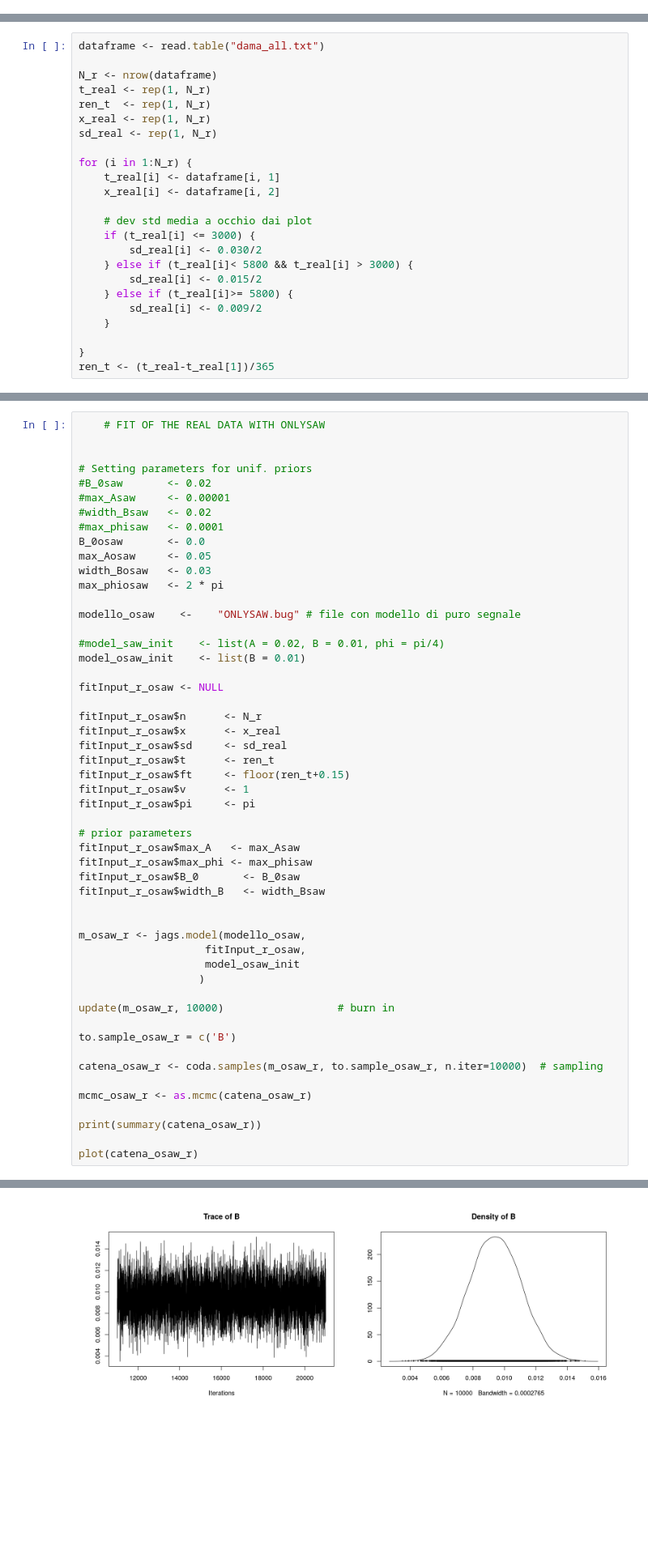
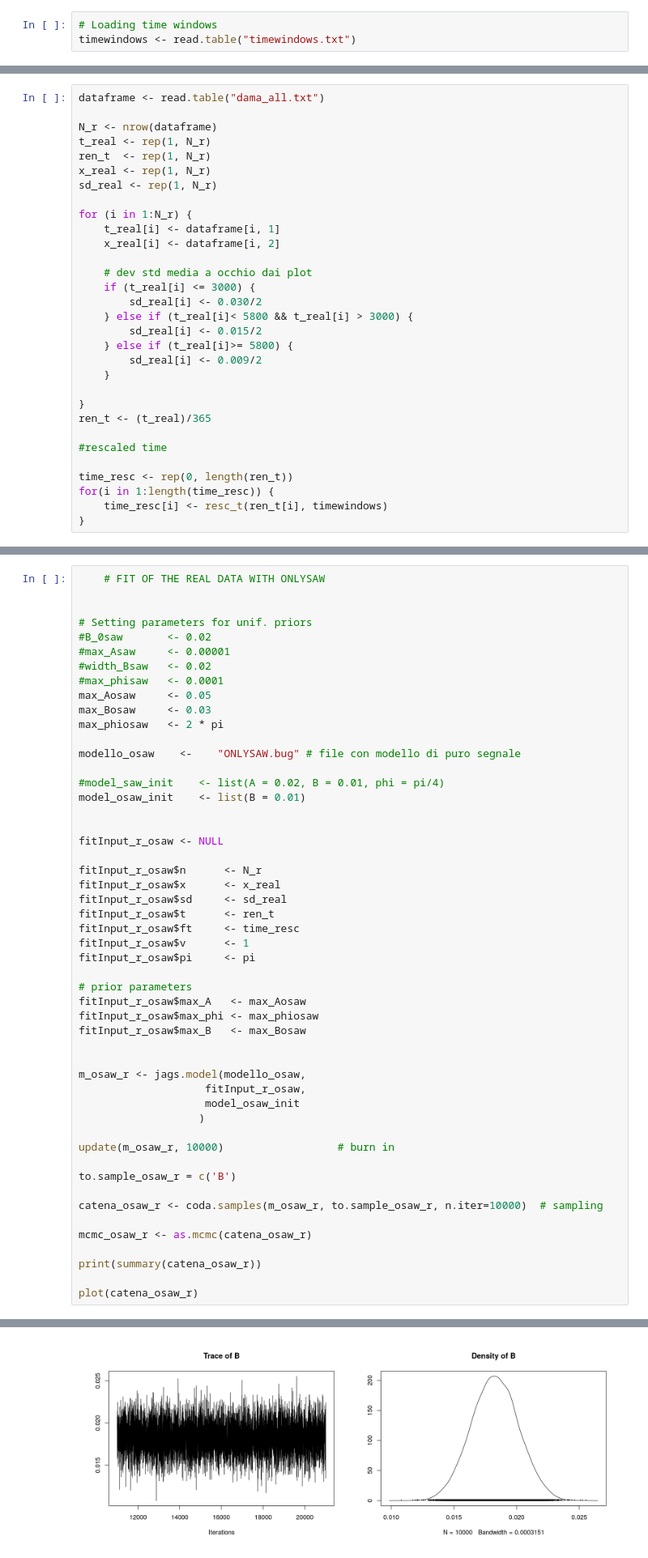
Before and after one commit to piacent/bayes_analysis, a Jupyter notebook: DAMA_Bayes_realdata.R.ipynb, the cells around one changed output, grey strips where cells are left out. Shown at 81% size. Cells and saved outputs as stored; diff of their text form; blank space fills up the shorter version.

```diff
--- a/DAMA_Bayes_realdata.R.ipynb
+++ b/DAMA_Bayes_realdata.R.ipynb
@@ -13 +54,4 @@ Loaded modules: basemod,bugs
+# %%
+# Loading time windows
+timewindows <- read.table("timewindows.txt")
 # %%
@@ -43,4 +87,11 @@ for (i in 1:N_r) {
     }
 
 }
-ren_t <- (t_real-t_real[1])/365
+ren_t <- (t_real)/365
+
+#rescaled time
+
+time_resc <- rep(0, length(ren_t))
+for(i in 1:length(time_resc)) {
+    time_resc[i] <- resc_t(ren_t[i], timewindows)
+}
@@ -197,9 +267,8 @@ phi  3.423818 3.564484 3.643823 3.731005 3.905877
 #max_Asaw     <- 0.00001
 #width_Bsaw   <- 0.02
 #max_phisaw   <- 0.0001
-B_0osaw       <- 0.0
 max_Aosaw     <- 0.05
-width_Bosaw   <- 0.03
+max_Bosaw     <- 0.03
 max_phiosaw   <- 2 * pi
 
 modello_osaw    <-    "ONLYSAW.bug" # file con modello di puro segnale
@@ -207,21 +276,21 @@ modello_osaw    <-    "ONLYSAW.bug" # file con modello di puro segnale
 #model_saw_init    <- list(A = 0.02, B = 0.01, phi = pi/4)
 model_osaw_init    <- list(B = 0.01)
 
+
 fitInput_r_osaw <- NULL
 
 fitInput_r_osaw$n      <- N_r
 fitInput_r_osaw$x      <- x_real
 fitInput_r_osaw$sd     <- sd_real
 fitInput_r_osaw$t      <- ren_t
-fitInput_r_osaw$ft     <- floor(ren_t+0.15)
+fitInput_r_osaw$ft     <- time_resc
 fitInput_r_osaw$v      <- 1
 fitInput_r_osaw$pi     <- pi
 
 # prior parameters
-fitInput_r_osaw$max_A   <- max_Asaw
-fitInput_r_osaw$max_phi <- max_phisaw
-fitInput_r_osaw$B_0       <- B_0saw
-fitInput_r_osaw$width_B   <- width_Bsaw
+fitInput_r_osaw$max_A   <- max_Aosaw
+fitInput_r_osaw$max_phi <- max_phiosaw
+fitInput_r_osaw$max_B   <- max_Bosaw
 
 
 m_osaw_r <- jags.model(modello_osaw,
@@ -267,4 +340,4 @@ Iterations = 11001:21000
-[figure, old version]
+[figure, new version]
 # %%
 # First rough extimations of odds factors
 
```
Also changed, not shown: parts of 17 cells of this notebook.
